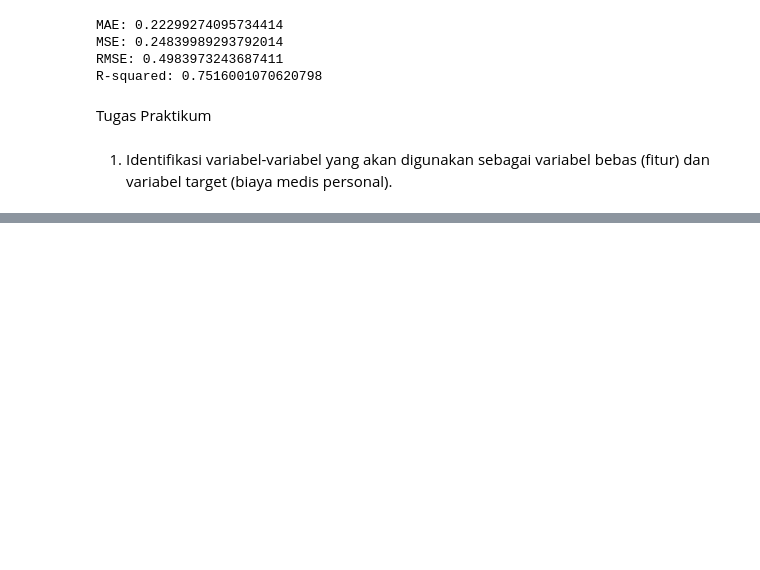
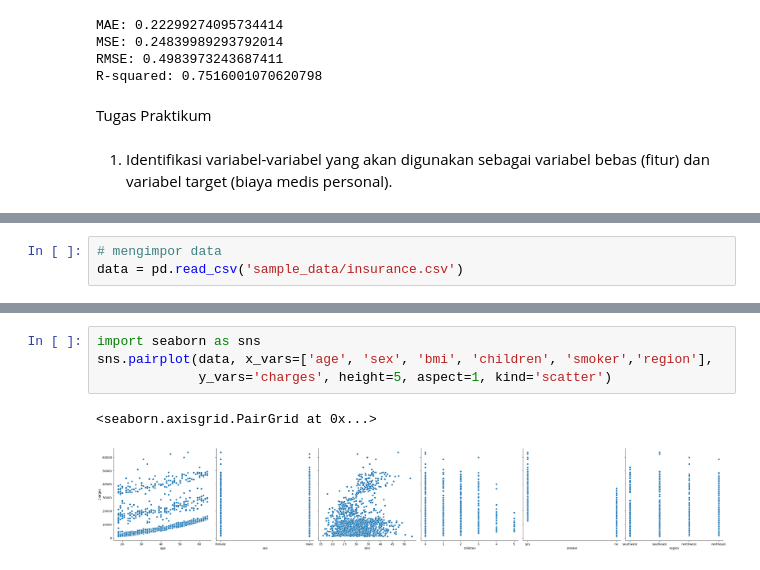
Before and after one commit to mandraa/MachineLearning, a Jupyter notebook: Jobsheet3_Regresion.ipynb, the cells around one changed output, grey strips where cells are left out. Cells and saved outputs as stored; diff of their text form; blank space fills up the shorter version.

```diff
--- a/Jobsheet3_Regresion.ipynb
+++ b/Jobsheet3_Regresion.ipynb
@@ -264,0 +277,3 @@ Tugas Praktikum
+# %%
+# mengimpor data
+data = pd.read_csv('sample_data/insurance.csv')
@@ -264,0 +303,7 @@ Tugas Praktikum
+# %%
+import seaborn as sns
+sns.pairplot(data, x_vars=['age', 'sex', 'bmi', 'children', 'smoker','region'],
+             y_vars='charges', height=5, aspect=1, kind='scatter')
+# %% [output]
+<seaborn.axisgrid.PairGrid at 0x...>
+[figure, added]
```
Also changed, not shown: parts of 18 cells of this notebook.
